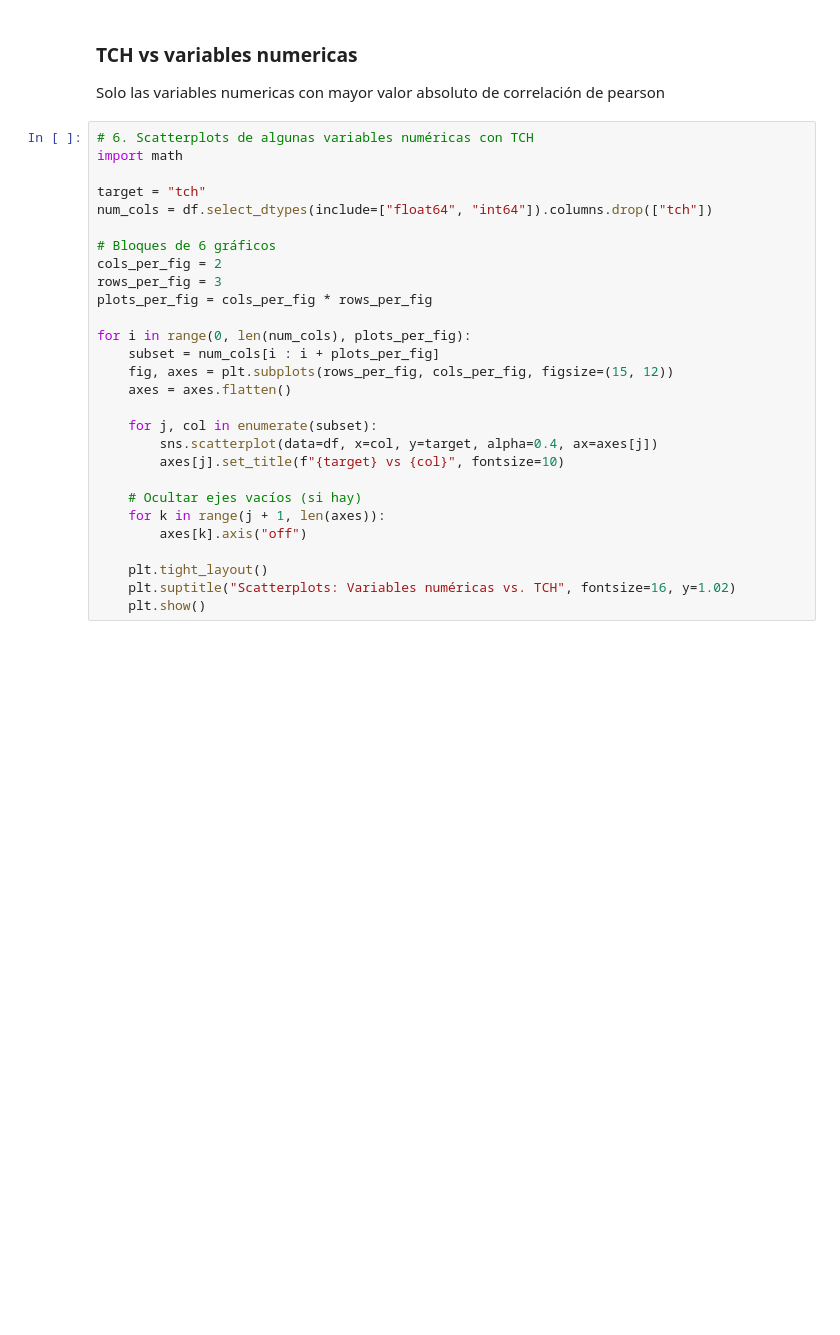
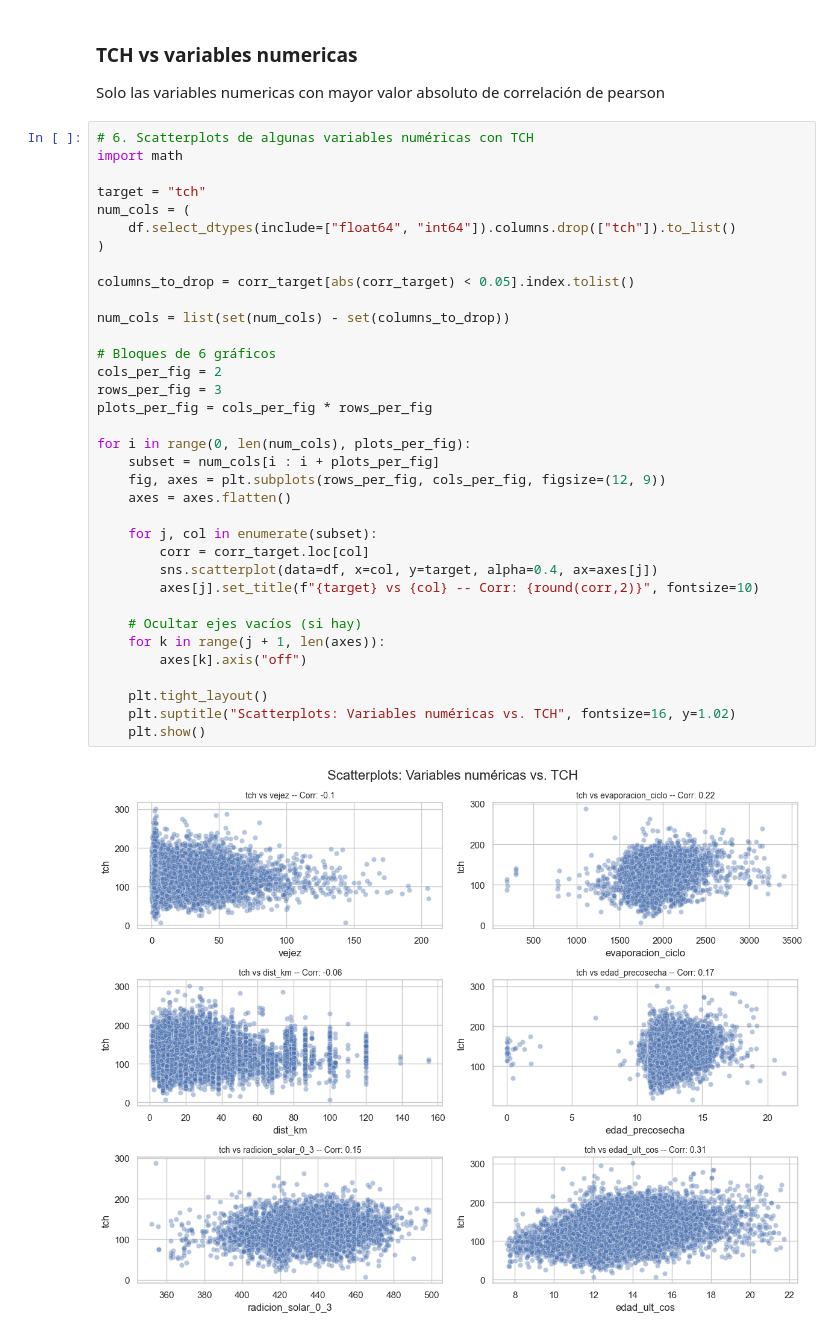
Before and after one commit to JhonattanReales21/ML1_sugar_industry, a Jupyter notebook: notebooks/EDA_regression.ipynb, the cells around one changed output. Cells and saved outputs as stored; diff of their text form; blank space fills up the shorter version.

```diff
--- a/notebooks/EDA_regression.ipynb
+++ b/notebooks/EDA_regression.ipynb
@@ -146,28 +227,37 @@ Solo las variables numericas con mayor valor absoluto de correlación de pearson
 # %%
 # 6. Scatterplots de algunas variables numéricas con TCH
 import math
 
 target = "tch"
-num_cols = df.select_dtypes(include=["float64", "int64"]).columns.drop(["tch"])
+num_cols = (
+    df.select_dtypes(include=["float64", "int64"]).columns.drop(["tch"]).to_list()
+)
+
+columns_to_drop = corr_target[abs(corr_target) < 0.05].index.tolist()
+
+num_cols = list(set(num_cols) - set(columns_to_drop))
 
 # Bloques de 6 gráficos
 cols_per_fig = 2
 rows_per_fig = 3
 plots_per_fig = cols_per_fig * rows_per_fig
 
 for i in range(0, len(num_cols), plots_per_fig):
     subset = num_cols[i : i + plots_per_fig]
-    fig, axes = plt.subplots(rows_per_fig, cols_per_fig, figsize=(15, 12))
+    fig, axes = plt.subplots(rows_per_fig, cols_per_fig, figsize=(12, 9))
     axes = axes.flatten()
 
     for j, col in enumerate(subset):
+        corr = corr_target.loc[col]
         sns.scatterplot(data=df, x=col, y=target, alpha=0.4, ax=axes[j])
-        axes[j].set_title(f"{target} vs {col}", fontsize=10)
+        axes[j].set_title(f"{target} vs {col} -- Corr: {round(corr,2)}", fontsize=10)
 
     # Ocultar ejes vacíos (si hay)
     for k in range(j + 1, len(axes)):
         axes[k].axis("off")
 
     plt.tight_layout()
     plt.suptitle("Scatterplots: Variables numéricas vs. TCH", fontsize=16, y=1.02)
     plt.show()
+# %% [output]
+[figure, added]
```
Also changed, not shown: parts of 12 cells of this notebook, 2 other files.
